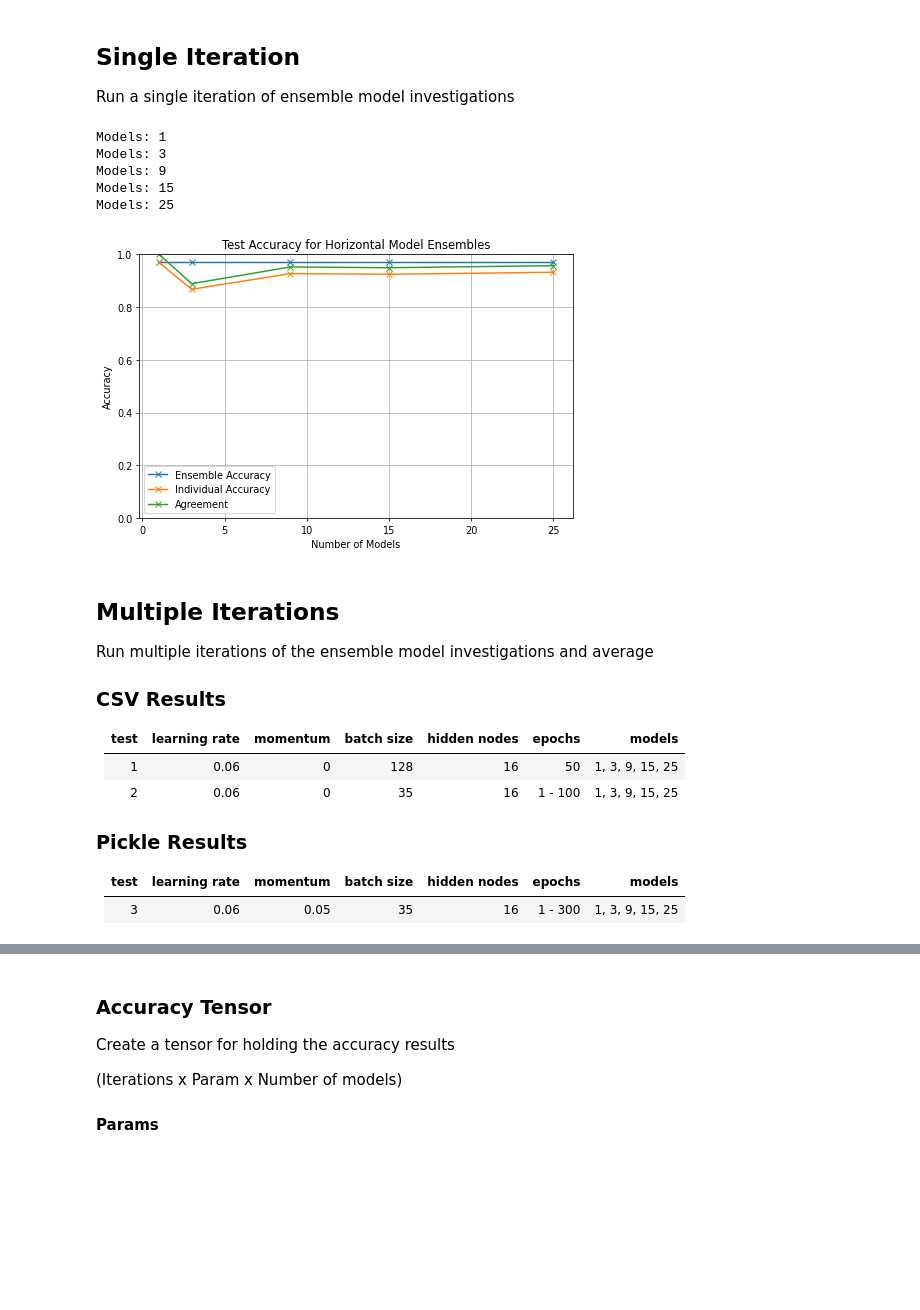
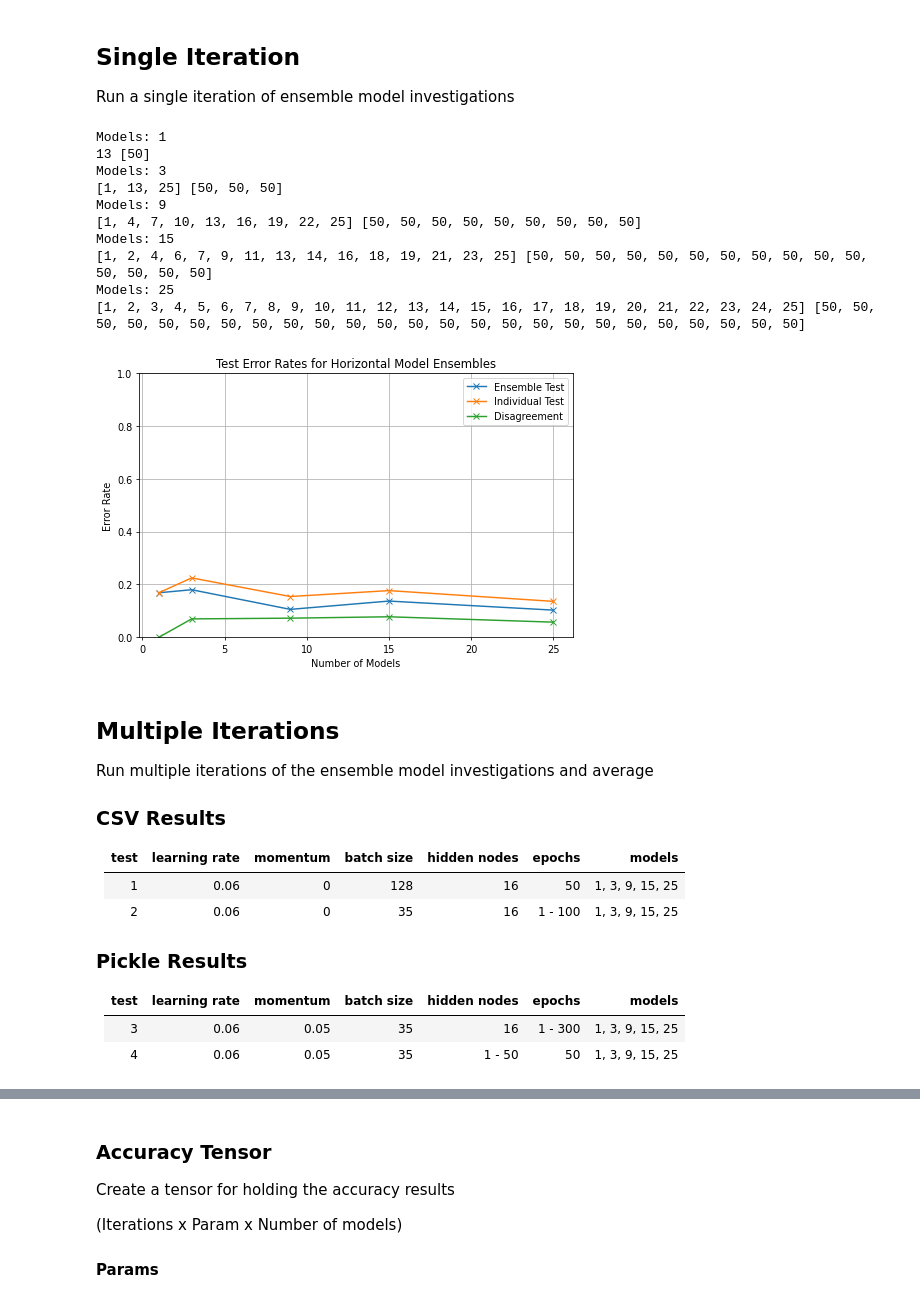
Before and after one commit to Sarsoo/SLP-Training, a Jupyter notebook: nncw.ipynb, the cells around one changed output, grey strips where cells are left out. Saved outputs shown, nothing was run; the diff lists cells and outputs as text; code cells hidden in the pictures; blank space fills up the shorter version.

```diff
--- a/nncw.ipynb
+++ b/nncw.ipynb
@@ -471,7 +471,7 @@ ax.set_xlabel('Epochs')
 ax.set_ylabel('Hidden Nodes')
 ax.set_zlabel('Accuracy')
 ax.view_init(30, -110)
-ax.set_zlim([0, 1])
+# ax.set_zlim([0, 1])
 fig.colorbar(surf, shrink=0.3, aspect=6)
 
 plt.tight_layout()
@@ -684,33 +697,40 @@ def evaluate_ensemble_vote(hidden_nodes=16,
 Run a single iteration of ensemble model investigations
 # %%
 single_ensem_results = list()
-for test in evaluate_ensemble_vote(epochs=(5, 300), optimizer=lambda: tf.keras.optimizers.SGD(learning_rate=0.02)):
+# for test in evaluate_ensemble_vote(epochs=(5, 300), optimizer=lambda: tf.keras.optimizers.SGD(learning_rate=0.02)):
+for test in evaluate_ensemble_vote(hidden_nodes=(1, 25), optimizer=lambda: tf.keras.optimizers.SGD(learning_rate=0.02)):
     single_ensem_results.append(test)
+    print(test["nodes"], test["epochs"])
 # %% [output]
 Models: 1
+13 [50]
 Models: 3
+[1, 13, 25] [50, 50, 50]
 Models: 9
+[1, 4, 7, 10, 13, 16, 19, 22, 25] [50, 50, 50, 50, 50, 50, 50, 50, 50]
 Models: 15
+[1, 2, 4, 6, 7, 9, 11, 13, 14, 16, 18, 19, 21, 23, 25] [50, 50, 50, 50, 50, 50, 50, 50, 50, 50, 50, 50, 50, 50, 50]
 Models: 25
+[1, 2, 3, 4, 5, 6, 7, 8, 9, 10, 11, 12, 13, 14, 15, 16, 17, 18, 19, 20, 21, 22, 23, 24, 25] [50, 50, 50, 50, 50, 50, 50, 50, 50, 50, 50, 50, 50, 50, 50, 50, 50, 50, 50, 50, 50, 50, 50, 50, 50]
 # %%
 fig = plt.figure(figsize=(8, 5))
 fig.set_dpi(fig_dpi)
 
 ensem_x = [i["num_models"] for i in single_ensem_results]
 
-plt.plot(ensem_x, [i["accuracy"] for i in single_ensem_results], 'x-', label='Ensemble Accuracy')
-plt.plot(ensem_x, [i["individual_accuracy"] for i in single_ensem_results], 'x-', label='Individual Accuracy')
-plt.plot(ensem_x, [i["agreement"] for i in single_ensem_results], 'x-', label='Agreement')
+plt.plot(ensem_x, 1 - np.array([i["accuracy"] for i in single_ensem_results]), 'x-', label='Ensemble Test')
+plt.plot(ensem_x, 1 - np.array([i["individual_accuracy"] for i in single_ensem_results]), 'x-', label='Individual Test')
+plt.plot(ensem_x, 1 - np.array([i["agreement"] for i in single_ensem_results]), 'x-', label='Disagreement')
 
-plt.title("Test Accuracy for Horizontal Model Ensembles")
-plt.ylim(0, 1)
+plt.title("Test Error Rates for Horizontal Model Ensembles")
+plt.ylim(0)
 plt.grid()
 plt.legend()
-plt.ylabel("Accuracy")
+plt.ylabel("Error Rate")
 plt.xlabel("Number of Models")
 plt.show()
 # %% [output]
-[figure, old version]
+[figure, new version]
 # %% [markdown]
 ## Multiple Iterations
 Run multiple iterations of the ensemble model investigations and average
@@ -727,5 +747,6 @@ Run multiple iterations of the ensemble model investigations and average
 | test | learning rate | momentum | batch size | hidden nodes | epochs | models |
 | --- | --- | --- | --- | --- | --- | --- |
 |3|0.06|0.05|35|16|1 - 300|1, 3, 9, 15, 25|
+|4|0.06|0.05|35|1 - 50|50|1, 3, 9, 15, 25|
 # %%
 multi_ensem_results = list()
```
Also changed, not shown: parts of 20 cells of this notebook, 19 other files.
